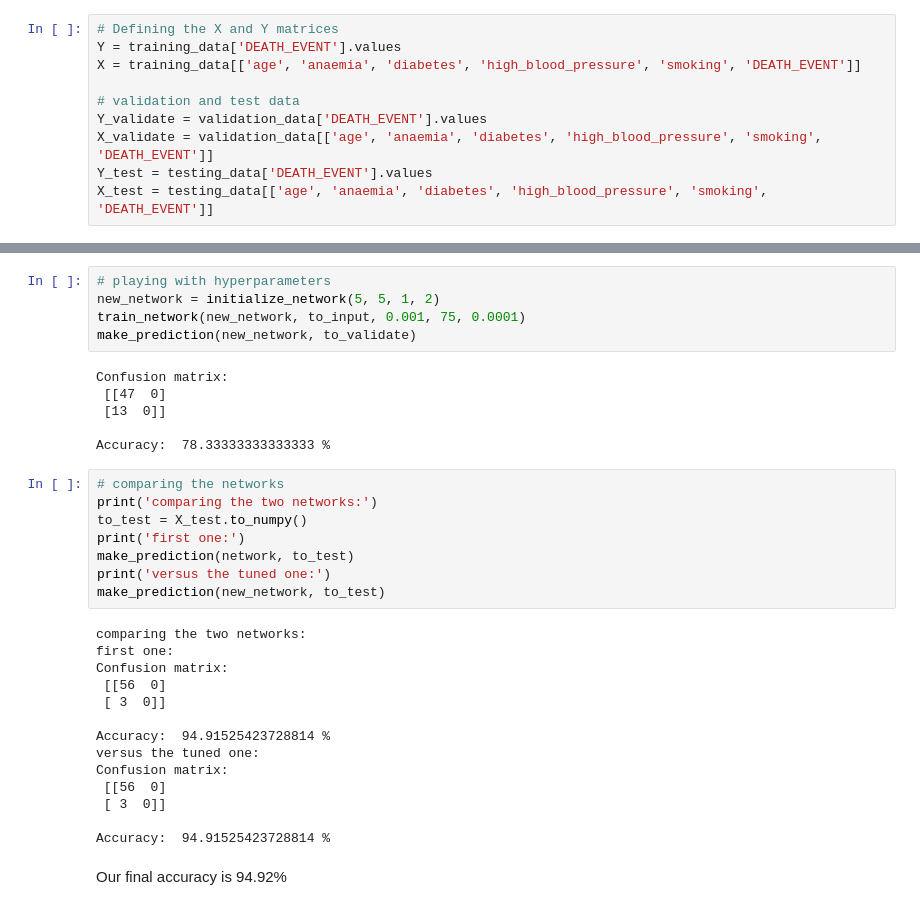
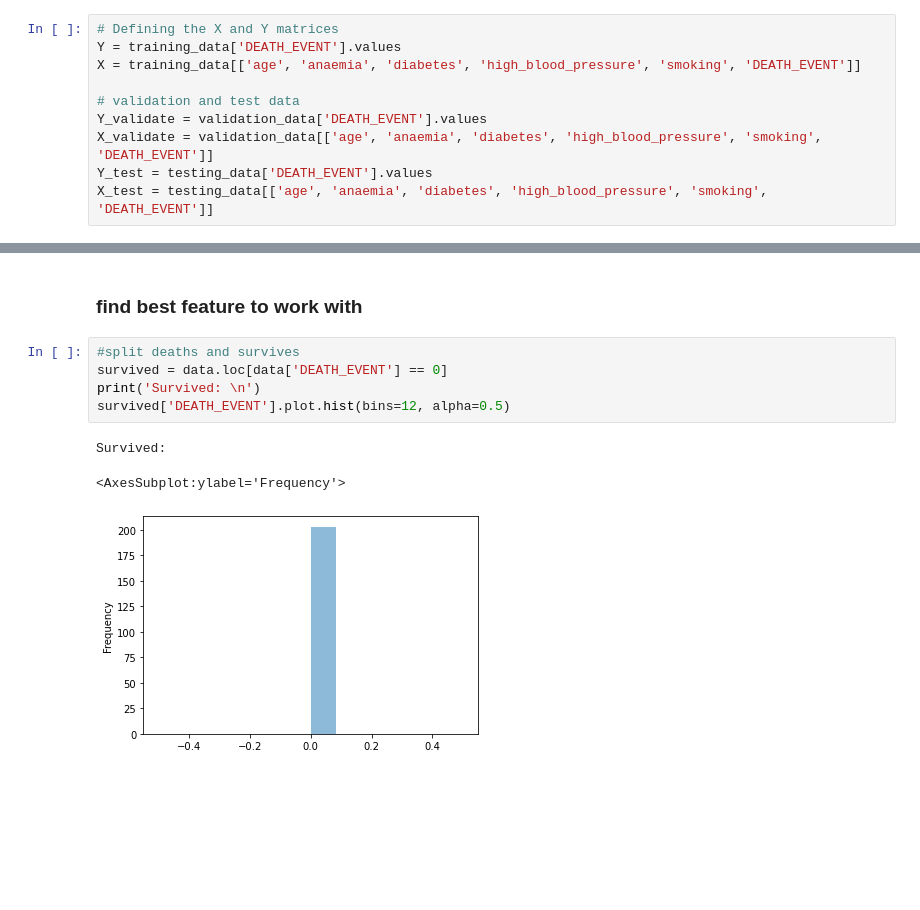
Before and after one commit to Artificial-Intelligence-101/ML, a Jupyter notebook: Code.ipynb, the cells around one changed output, grey strips where cells are left out. Saved outputs shown, nothing was run; the diff lists cells and outputs as text; blank space fills up the shorter version.

```diff
--- a/Code.ipynb
+++ b/Code.ipynb
@@ -259,35 +126,11 @@ Accuracy:  78.33333333333333 %
-# %%
-# playing with hyperparameters
-new_network = initialize_network(5, 5, 1, 2)
-train_network(new_network, to_input, 0.001, 75, 0.0001)
-make_prediction(new_network, to_validate)
-# %% [output]
-Confusion matrix:
- [[47  0]
- [13  0]]
-
-Accuracy:  78.33333333333333 %
-# %%
-# comparing the networks
-print('comparing the two networks:')
-to_test = X_test.to_numpy()
-print('first one:')
-make_prediction(network, to_test)
-print('versus the tuned one:')
-make_prediction(new_network, to_test)
-# %% [output]
-comparing the two networks:
-first one:
-Confusion matrix:
- [[56  0]
- [ 3  0]]
-
-Accuracy:  94.91525423728814 %
-versus the tuned one:
-Confusion matrix:
- [[56  0]
- [ 3  0]]
-
-Accuracy:  94.91525423728814 %
-# %% [markdown]
-Our final accuracy is 94.92%
+# %% [markdown]
+### find best feature to work with
+# %%
+#split deaths and survives
+survived = data.loc[data['DEATH_EVENT'] == 0]
+print('Survived: \n')
+survived['DEATH_EVENT'].plot.hist(bins=12, alpha=0.5)
+# %% [output]
+Survived:
+<AxesSubplot:ylabel='Frequency'>
+[figure, added]
```
Also changed, not shown: parts of 13 cells of this notebook, 1 other file.
